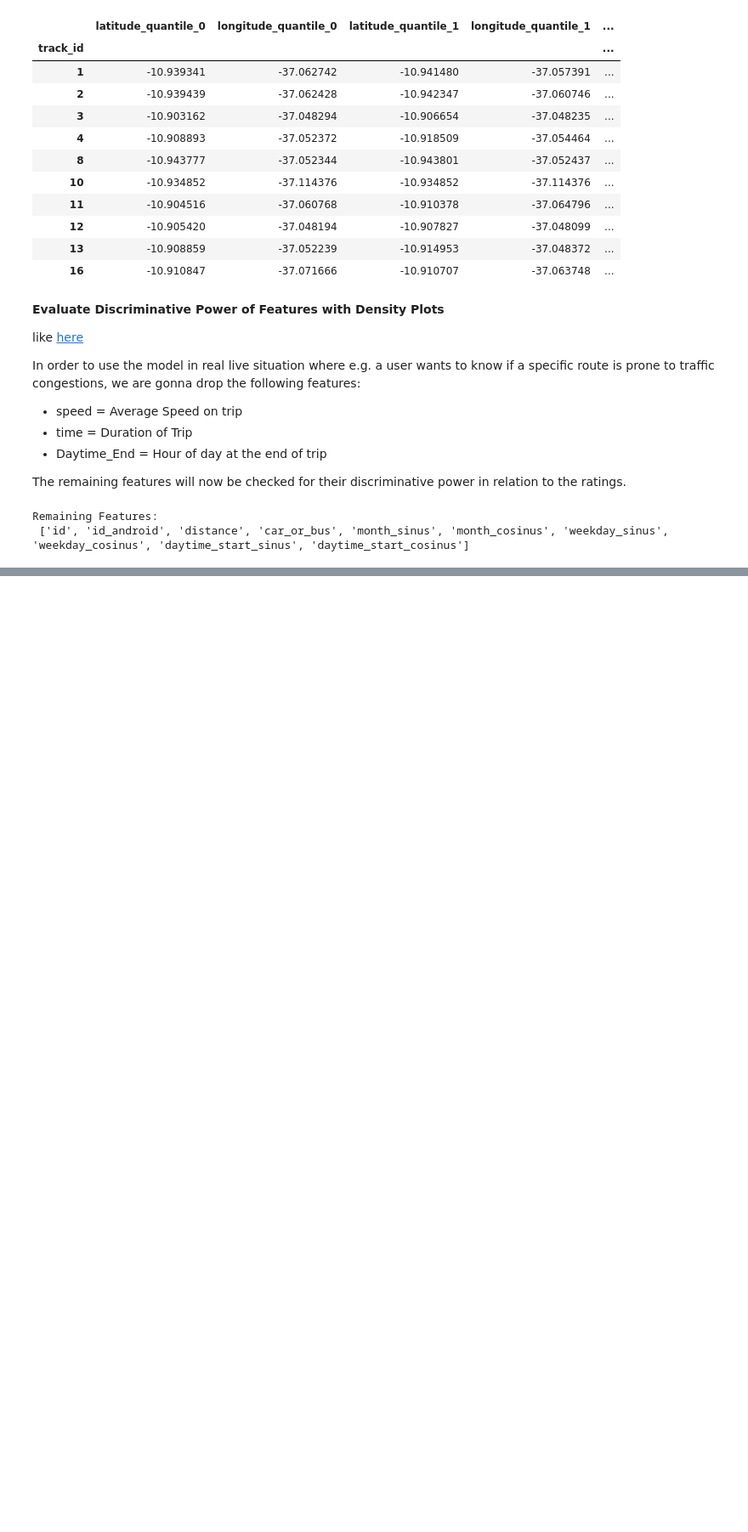
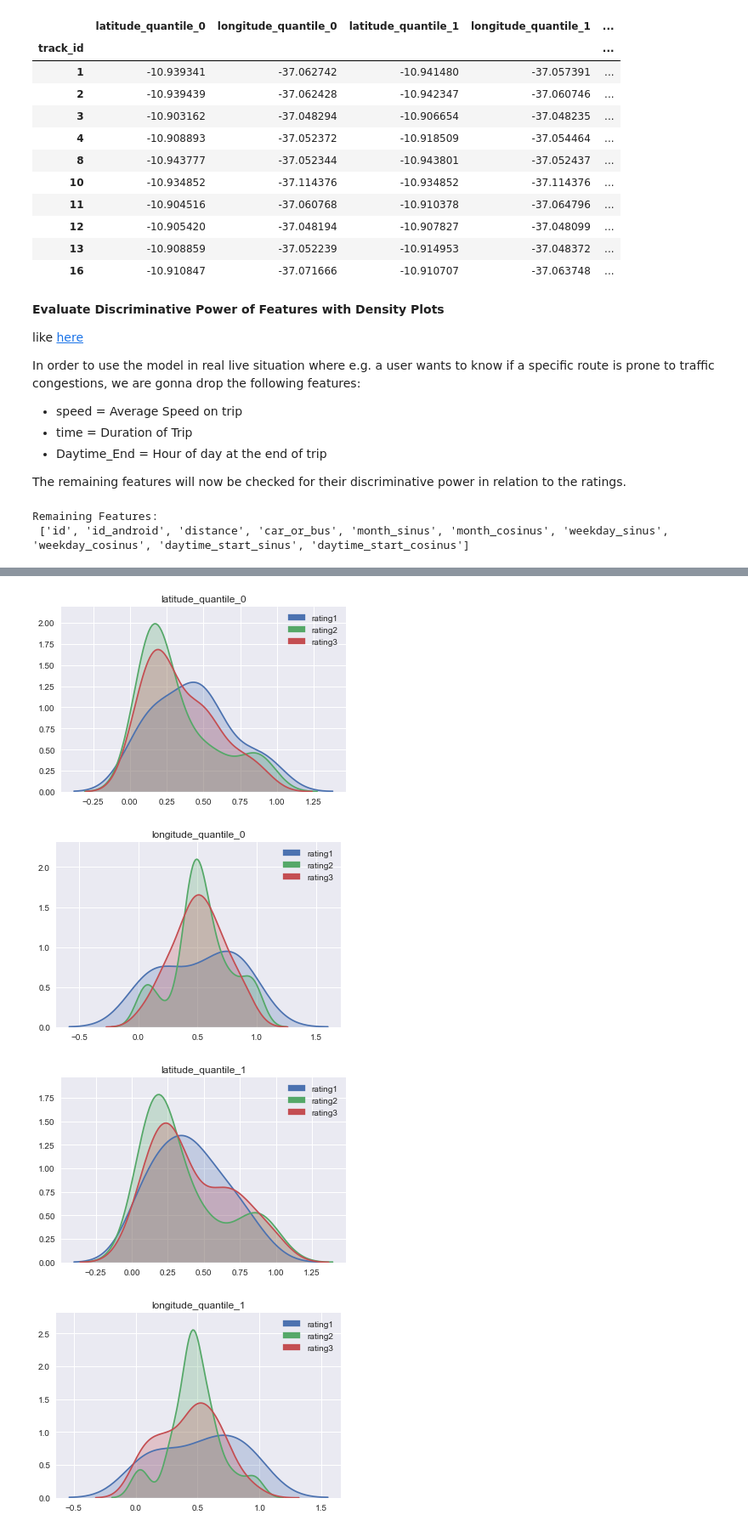
Before and after one commit to MoBran/bi2_project, a Jupyter notebook: src/Feature_Engineering.ipynb, the cells around one changed output, grey strips where cells are left out. Shown at 85% size. Saved outputs shown, nothing was run; the diff lists cells and outputs as text; code cells hidden in the pictures; blank space fills up the shorter version.

```diff
--- a/src/Feature_Engineering.ipynb
+++ b/src/Feature_Engineering.ipynb
@@ -404,0 +490,18 @@ for feature in features:
+# %%
+dir = os.path.dirname(os.getcwd())
+path = os.path.join(dir, "data/preprocessed_and_feature_engineered/trackspoints", "trackspoints_per_quantile_5.csv")
+tp_pq4 = pd.read_csv(path, index_col="track_id")
+
+rating = list(tp_pq4["rating"])
+#indices = list(tp_pq4["track_id"])
+#tp_pq4 = tp_pq4.drop(["rating","track_id"], axis = 1)
+
+
+col_names = list(tp_pq4.columns.values)
+for name in col_names:
+    if "latitude" or "longitude" in name:
+        tp_pq4[name] = (tp_pq4[name]*1000)%1
+
+
+#tp_pq4 = pd.DataFrame(tp_pq4, columns=col_names, index = indices)
+tp_pq4["rating"] = rating
@@ -404,0 +530,9 @@ for feature in features:
+# %%
+tp_pq4_features = list(tp_pq4.drop("rating", axis = 1).columns.values)
+for feature in tp_pq4_features:
+    create_density_plot_for_categorical_variable(tp_pq4, feature, "rating")
+# %% [output]
+[figure, added]
+[figure, added]
+[figure, added]
+[figure, added]
```
Also changed, not shown: parts of 12 cells of this notebook, 1 other file.
